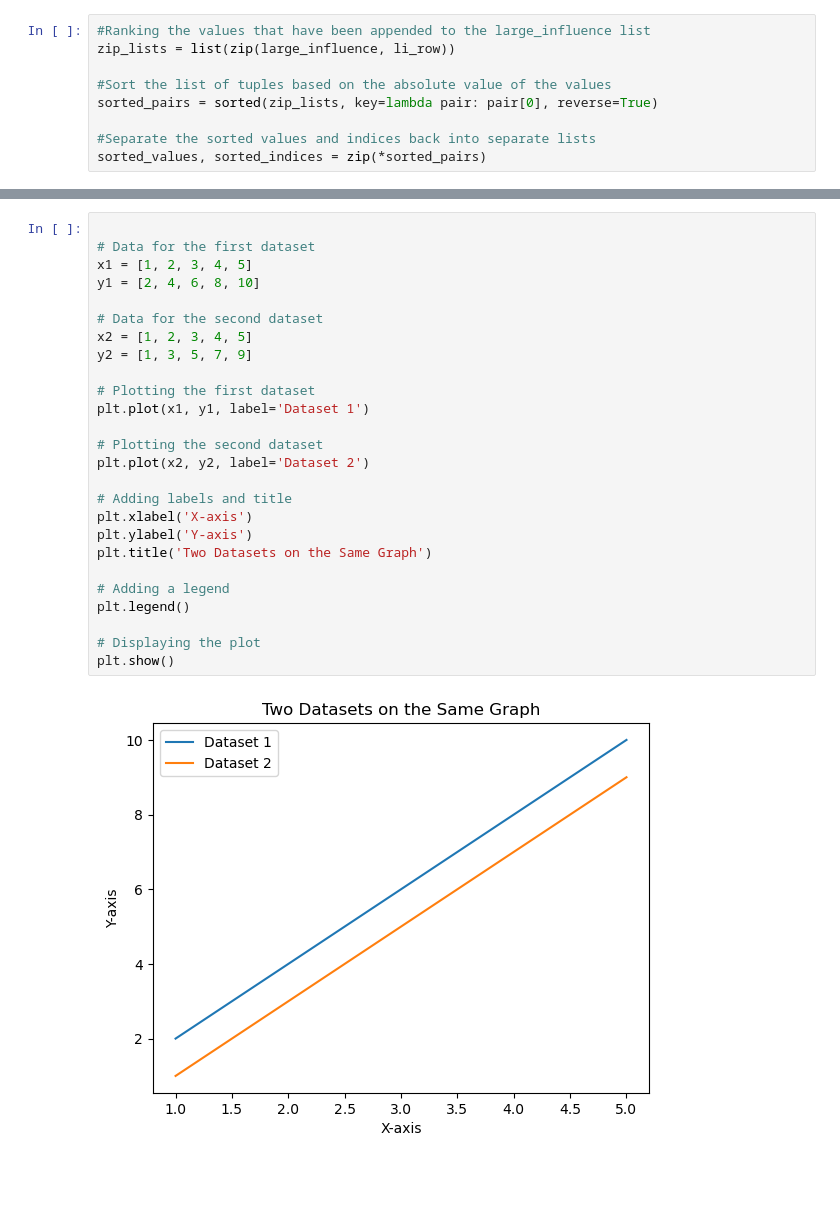
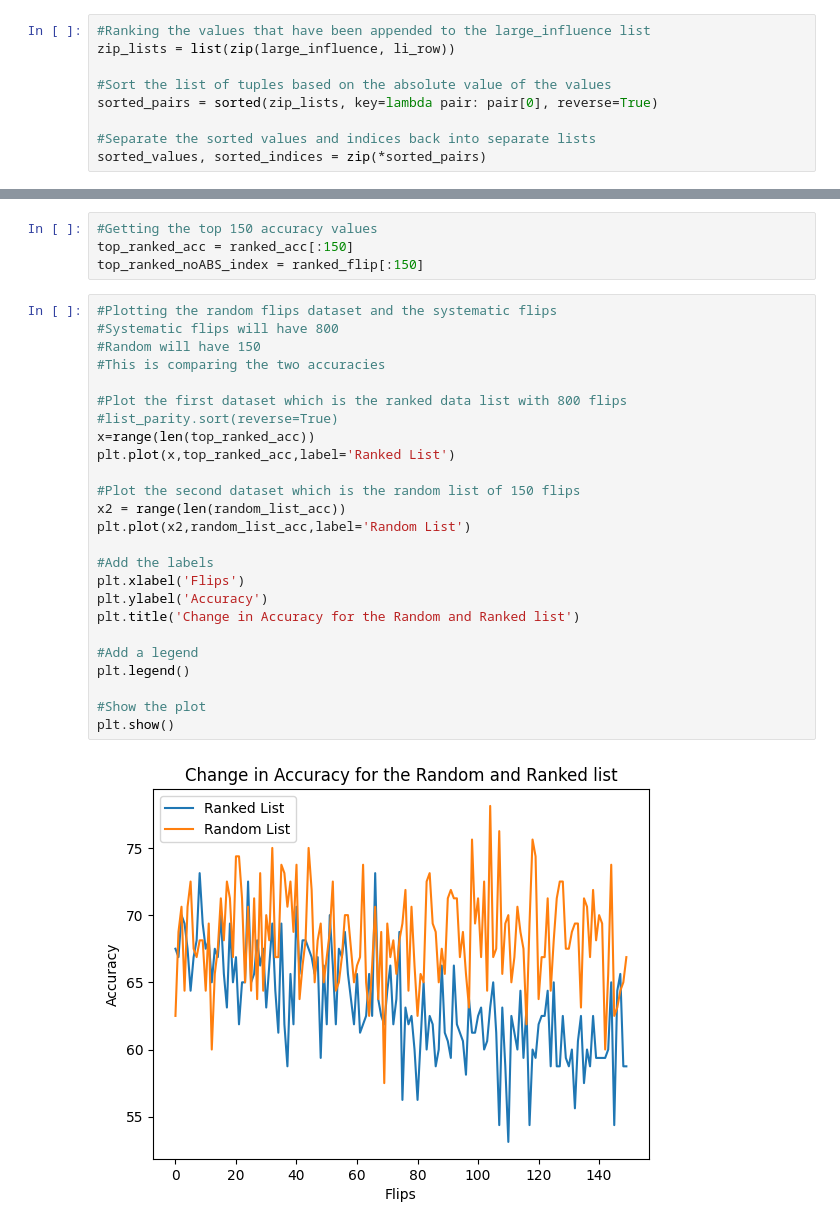
Before and after one commit to s-thandri/labelflipping, a Jupyter notebook: german_credit.ipynb, the cells around one changed output, grey strips where cells are left out. Drawn from its saved outputs; the diff is of its cells as text; blank space fills up the shorter version.

```diff
--- a/german_credit.ipynb
+++ b/german_credit.ipynb
@@ -538,28 +383,31 @@ plt.show()
-# %%
-
-# Data for the first dataset
-x1 = [1, 2, 3, 4, 5]
-y1 = [2, 4, 6, 8, 10]
-
-# Data for the second dataset
-x2 = [1, 2, 3, 4, 5]
-y2 = [1, 3, 5, 7, 9]
-
-# Plotting the first dataset
-plt.plot(x1, y1, label='Dataset 1')
-
-# Plotting the second dataset
-plt.plot(x2, y2, label='Dataset 2')
-
-# Adding labels and title
-plt.xlabel('X-axis')
-plt.ylabel('Y-axis')
-plt.title('Two Datasets on the Same Graph')
-
-# Adding a legend
-plt.legend()
-
-# Displaying the plot
-plt.show()
-# %% [output]
-[figure, removed]
+# %%
+#Getting the top 150 accuracy values
+top_ranked_acc = ranked_acc[:150]
+top_ranked_noABS_index = ranked_flip[:150]
+# %%
+#Plotting the random flips dataset and the systematic flips
+#Systematic flips will have 800
+#Random will have 150
+#This is comparing the two accuracies
+
+#Plot the first dataset which is the ranked data list with 800 flips
+#list_parity.sort(reverse=True)
+x=range(len(top_ranked_acc))
+plt.plot(x,top_ranked_acc,label='Ranked List')
+
+#Plot the second dataset which is the random list of 150 flips
+x2 = range(len(random_list_acc))
+plt.plot(x2,random_list_acc,label='Random List')
+
+#Add the labels
+plt.xlabel('Flips')
+plt.ylabel('Accuracy')
+plt.title('Change in Accuracy for the Random and Ranked list')
+
+#Add a legend
+plt.legend()
+
+#Show the plot
+plt.show()
+# %% [output]
+[figure, added]
```
Also changed, not shown: parts of 29 cells of this notebook.
